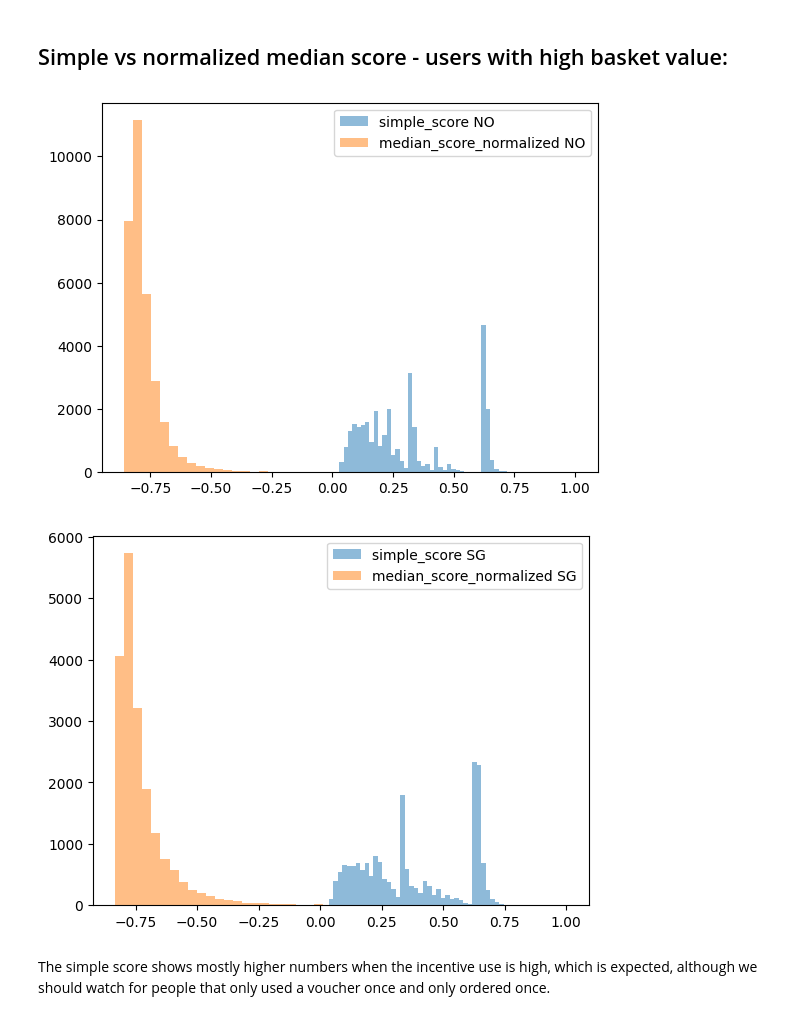
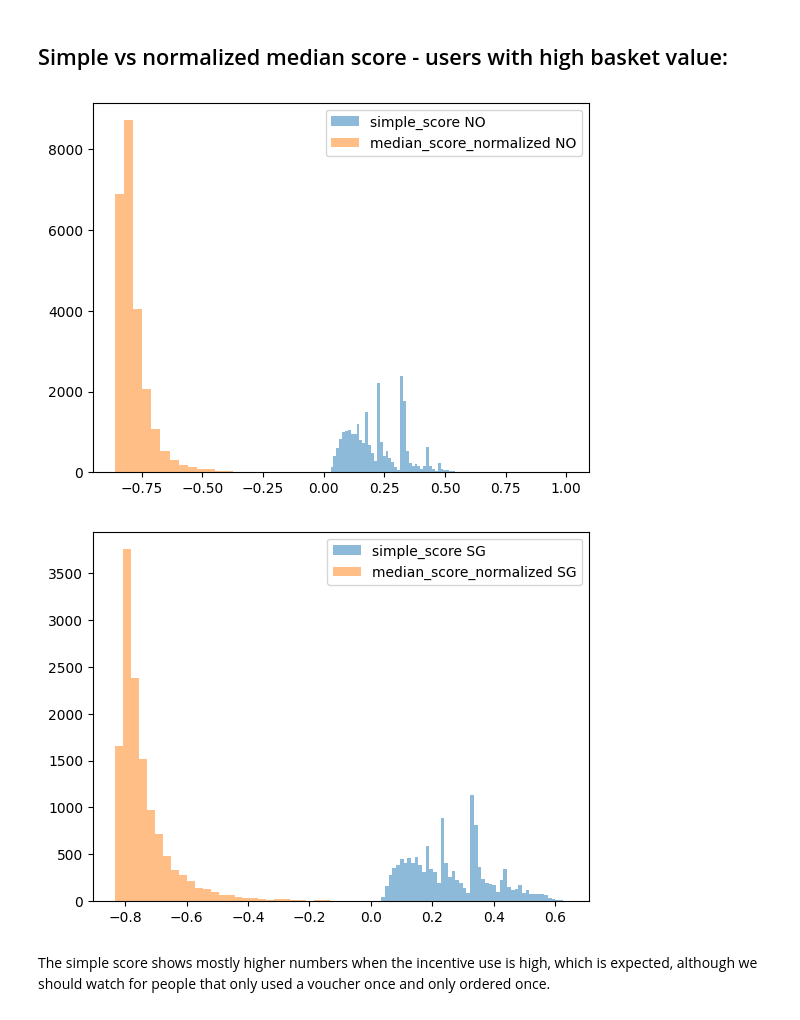
Before and after one commit to AChiaraCapuano/incentives_analysis, a Jupyter notebook: analysis_nb.ipynb, the cells around one changed output. Saved outputs shown, nothing was run; the diff lists cells and outputs as text; code cells hidden in the pictures.

```diff
--- a/analysis_nb.ipynb
+++ b/analysis_nb.ipynb
@@ -246,17 +248,17 @@ plt.legend(loc='upper right');
 # %% [markdown]
 ## Simple vs normalized median score - users with high basket value:
 # %%
-plt.hist(df_sol[df_sol['basket_value']>50]['simple_score'], alpha=0.5, label='simple_score NO', bins=50);
-plt.hist(df_sol[df_sol['basket_value']>50]['median_score_normalized'], alpha=0.5, label='median_score_normalized NO', bins=50);
+plt.hist(df_sol[(df_sol['basket_value']>50) & (df_sol['used_incentive']!=1)]['simple_score'], alpha=0.5, label='simple_score NO', bins=50);
+plt.hist(df_sol[(df_sol['basket_value']>50) & (df_sol['used_incentive']!=1)]['median_score_normalized'], alpha=0.5, label='median_score_normalized NO', bins=50);
 plt.legend(loc='upper right');
 # %% [output]
-[figure, old version]
+[figure, new version]
 # %%
-plt.hist(df_sol_SG[df_sol_SG['basket_value']>50]['simple_score'], alpha=0.5, label='simple_score SG', bins=50);
-plt.hist(df_sol_SG[df_sol_SG['basket_value']>50]['median_score_normalized'], alpha=0.5, label='median_score_normalized SG', bins=50);
+plt.hist(df_sol_SG[(df_sol_SG['basket_value']>50) & (df_sol_SG['used_incentive']!=1)]['simple_score'], alpha=0.5, label='simple_score SG', bins=50);
+plt.hist(df_sol_SG[(df_sol_SG['basket_value']>50) & (df_sol_SG['used_incentive']!=1)]['median_score_normalized'], alpha=0.5, label='median_score_normalized SG', bins=50);
 plt.legend(loc='upper right');
 # %% [output]
-[figure, old version]
+[figure, new version]
 # %% [markdown]
 The simple score shows mostly higher numbers when the incentive use is high, which is expected, although we should watch for people that only used a voucher once and only ordered once.
 # %% [markdown]
```
Also changed, not shown: parts of 7 cells of this notebook.
